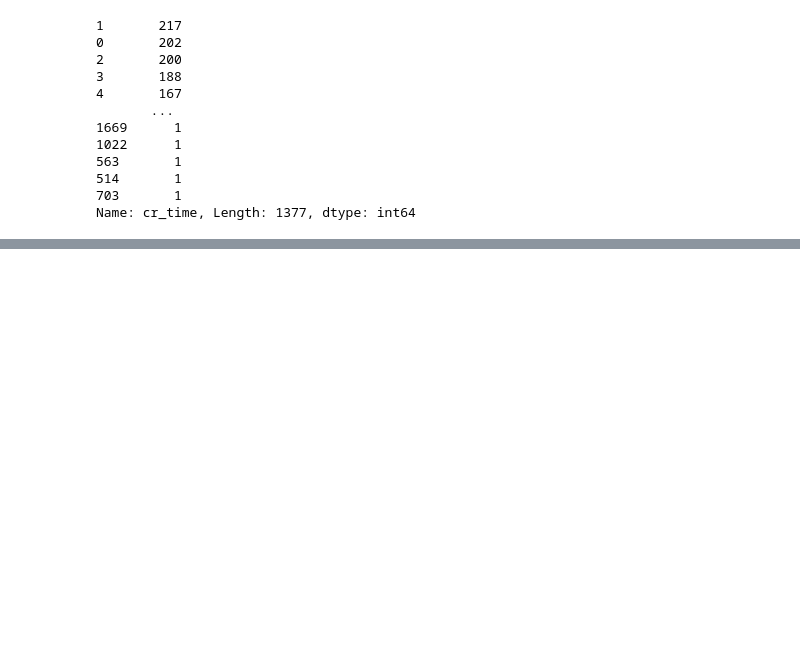
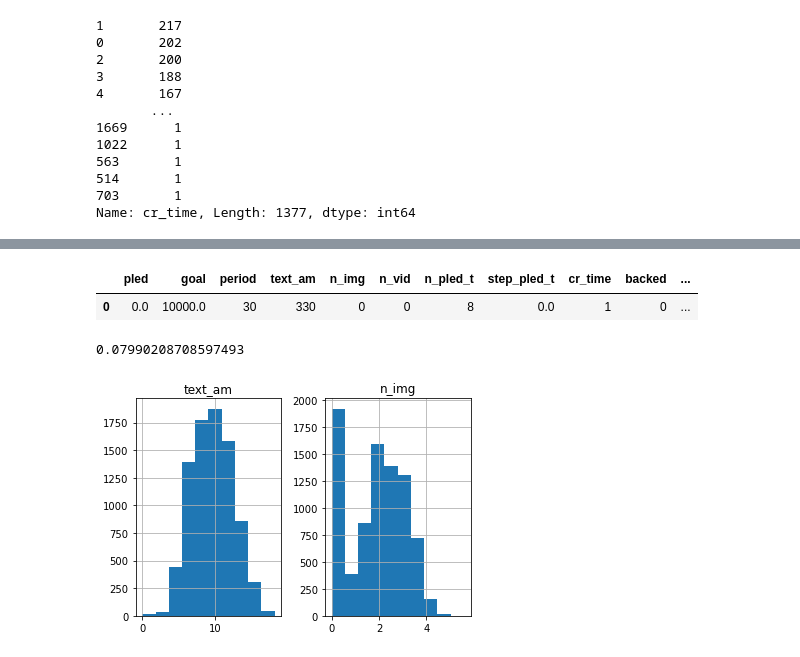
Before and after one commit to Yue2u/DANO-olympiade, a Jupyter notebook: DANO_2(05_12).ipynb, the cells around one changed output, grey strips where cells are left out. Saved outputs shown, nothing was run; the diff lists cells and outputs as text; code cells hidden in the pictures; blank space fills up the shorter version.

```diff
--- a/DANO_2(05_12).ipynb
+++ b/DANO_2(05_12).ipynb
@@ -252,0 +256,13 @@ df.describe()
+# %%
+df[numeric_columns].mode()
+# %% [output]
+|  | pled | goal | period | text_am | n_img | n_vid | n_pled_t | step_pled_t | cr_time | backed | ... |
+| 0 | 0.0 | 10000.0 | 30 | 330 | 0 | 0 | 8 | 0.0 | 1 | 0 | ... |
+# %%
+new_set = df[['text_am', 'n_img']]
+(new_set ** (1 / 3)).hist()
+None
+df[df['n_img'] == 0]['success_rate'].mean()
+# %% [output]
+0.07990208708597493
+[figure, added]
```
Also changed, not shown: parts of 13 cells of this notebook.
